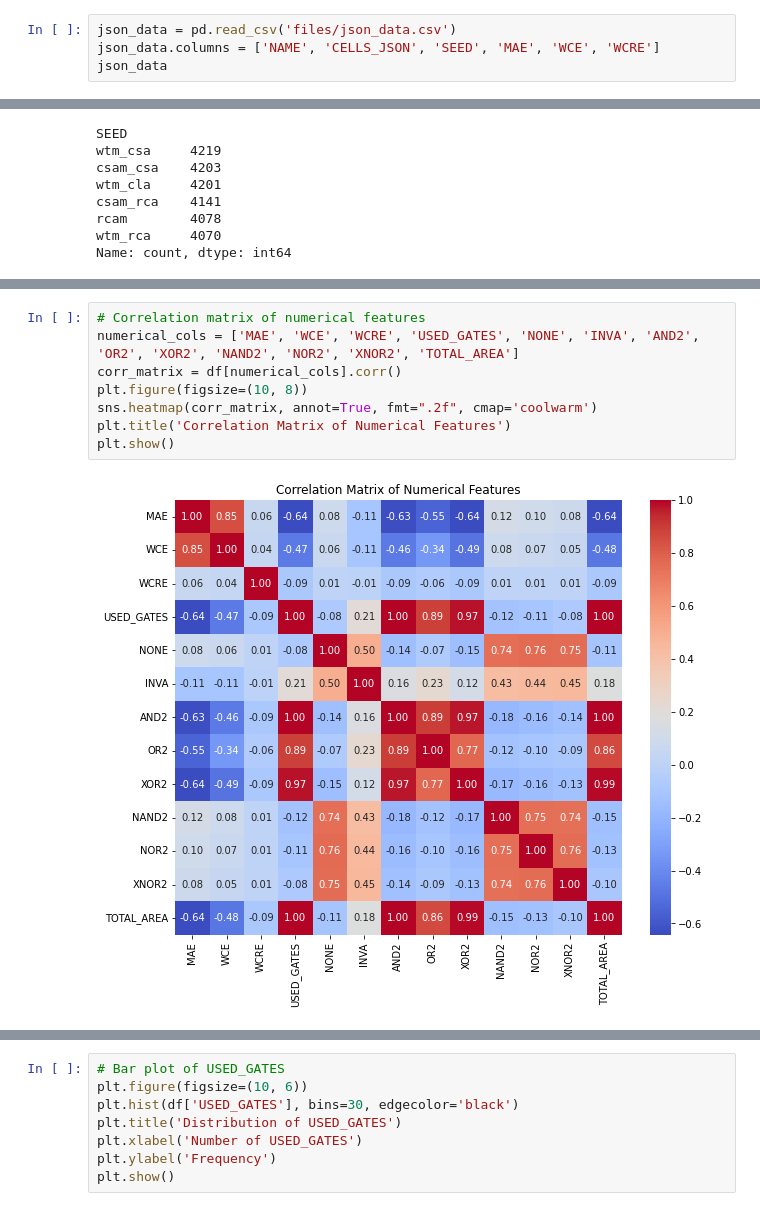
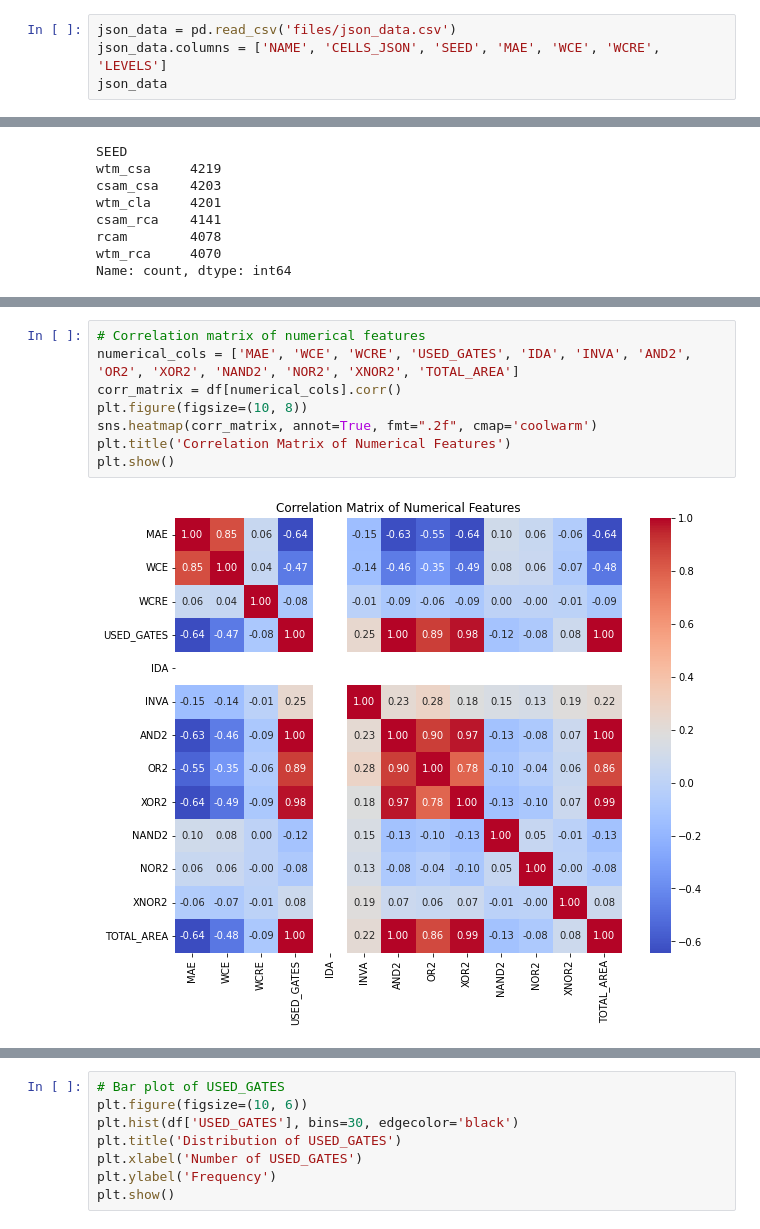
Before and after one commit to NIvaniskova/DP, a Jupyter notebook: gates_analysis.ipynb, the cells around one changed output, grey strips where cells are left out. Saved outputs shown, nothing was run; the diff lists cells and outputs as text.

```diff
--- a/gates_analysis.ipynb
+++ b/gates_analysis.ipynb
@@ -25,5 +25,5 @@ gates_counts
 # %%
 json_data = pd.read_csv('files/json_data.csv')
-json_data.columns = ['NAME', 'CELLS_JSON', 'SEED', 'MAE', 'WCE', 'WCRE']
+json_data.columns = ['NAME', 'CELLS_JSON', 'SEED', 'MAE', 'WCE', 'WCRE', 'LEVELS']
 json_data
 # %% [output]
@@ -179,10 +194,10 @@ df.describe()
 # %%
 # Correlation matrix of numerical features
-numerical_cols = ['MAE', 'WCE', 'WCRE', 'USED_GATES', 'NONE', 'INVA', 'AND2', 'OR2', 'XOR2', 'NAND2', 'NOR2', 'XNOR2', 'TOTAL_AREA']
+numerical_cols = ['MAE', 'WCE', 'WCRE', 'USED_GATES', 'IDA', 'INVA', 'AND2', 'OR2', 'XOR2', 'NAND2', 'NOR2', 'XNOR2', 'TOTAL_AREA']
 corr_matrix = df[numerical_cols].corr()
 plt.figure(figsize=(10, 8))
 sns.heatmap(corr_matrix, annot=True, fmt=".2f", cmap='coolwarm')
 plt.title('Correlation Matrix of Numerical Features')
 plt.show()
 # %% [output]
-[figure, old version]
+[figure, new version]
```
Also changed, not shown: parts of 13 cells of this notebook, 2 other files.
